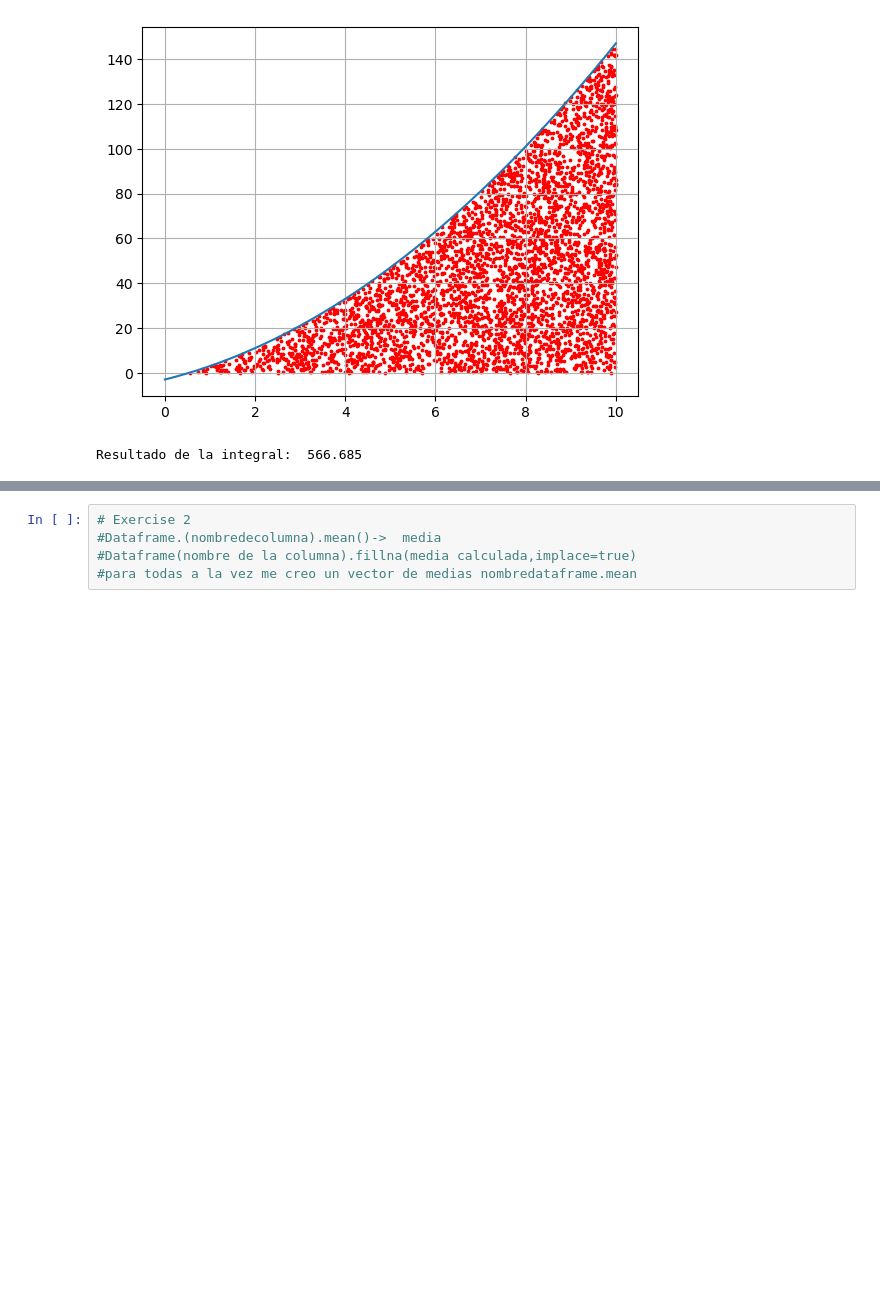
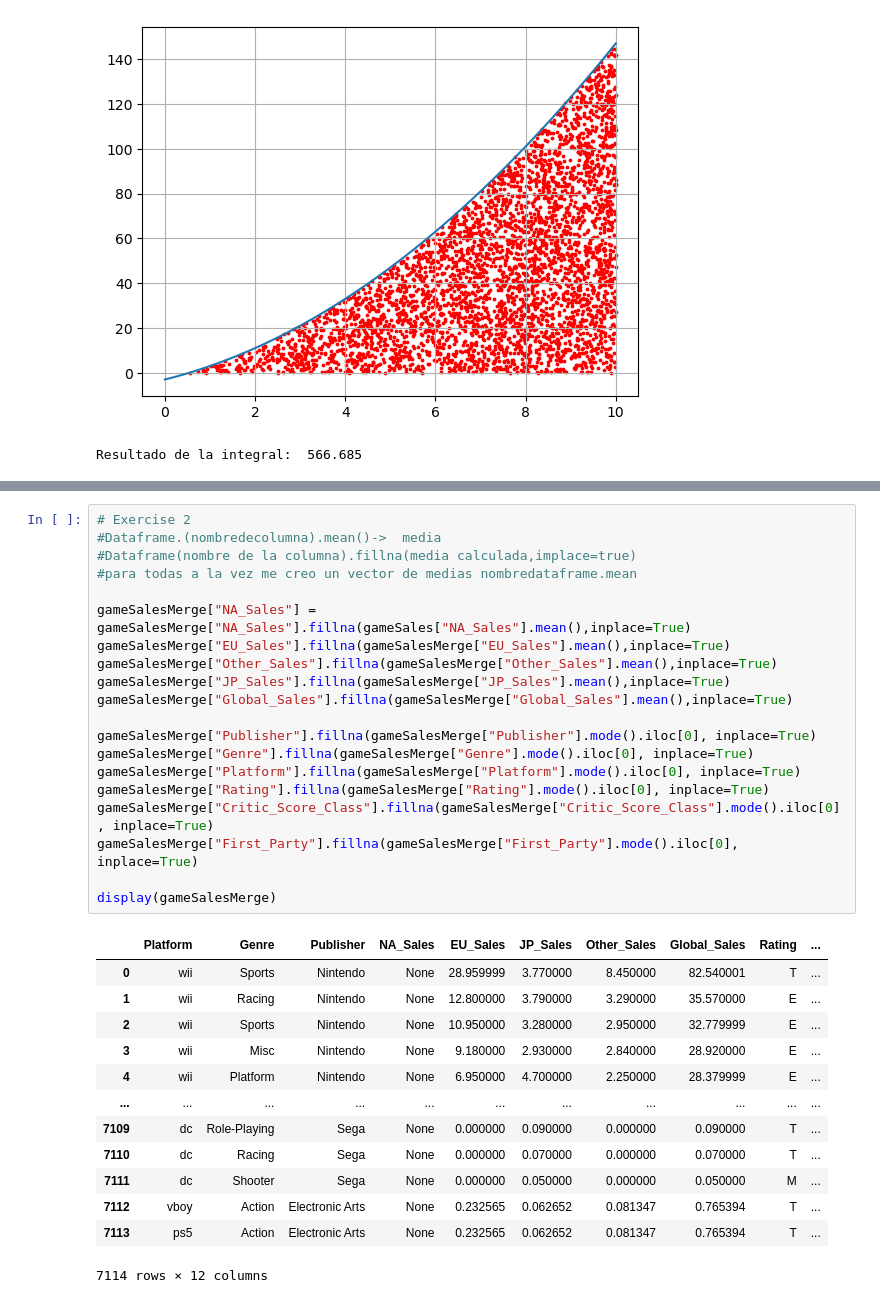
Before and after one commit to Lauu029/ApA, a Jupyter notebook: p0/Practica0/Pandas.ipynb, the cells around one changed output, grey strips where cells are left out. Saved outputs shown, nothing was run; the diff lists cells and outputs as text; blank space fills up the shorter version.

```diff
--- a/p0/Practica0/Pandas.ipynb
+++ b/p0/Practica0/Pandas.ipynb
@@ -486,5 +492,34 @@ display(x.groupby("Platform").first())
 # %%
 # Exercise 2
 #Dataframe.(nombredecolumna).mean()->  media
 #Dataframe(nombre de la columna).fillna(media calculada,implace=true)
 #para todas a la vez me creo un vector de medias nombredataframe.mean
+
+gameSalesMerge["NA_Sales"] = gameSalesMerge["NA_Sales"].fillna(gameSales["NA_Sales"].mean(),inplace=True)
+gameSalesMerge["EU_Sales"].fillna(gameSalesMerge["EU_Sales"].mean(),inplace=True)
+gameSalesMerge["Other_Sales"].fillna(gameSalesMerge["Other_Sales"].mean(),inplace=True)
+gameSalesMerge["JP_Sales"].fillna(gameSalesMerge["JP_Sales"].mean(),inplace=True)
+gameSalesMerge["Global_Sales"].fillna(gameSalesMerge["Global_Sales"].mean(),inplace=True)
+
+gameSalesMerge["Publisher"].fillna(gameSalesMerge["Publisher"].mode().iloc[0], inplace=True)
+gameSalesMerge["Genre"].fillna(gameSalesMerge["Genre"].mode().iloc[0], inplace=True)
+gameSalesMerge["Platform"].fillna(gameSalesMerge["Platform"].mode().iloc[0], inplace=True)
+gameSalesMerge["Rating"].fillna(gameSalesMerge["Rating"].mode().iloc[0], inplace=True)
+gameSalesMerge["Critic_Score_Class"].fillna(gameSalesMerge["Critic_Score_Class"].mode().iloc[0], inplace=True)
+gameSalesMerge["First_Party"].fillna(gameSalesMerge["First_Party"].mode().iloc[0], inplace=True)
+
+display(gameSalesMerge)
+# %% [output]
+|  | Platform | Genre | Publisher | NA_Sales | EU_Sales | JP_Sales | Other_Sales | Global_Sales | Rating | ... |
+| 0 | wii | Sports | Nintendo | None | 28.959999 | 3.770000 | 8.450000 | 82.540001 | T | ... |
+| 1 | wii | Racing | Nintendo | None | 12.800000 | 3.790000 | 3.290000 | 35.570000 | E | ... |
+| 2 | wii | Sports | Nintendo | None | 10.950000 | 3.280000 | 2.950000 | 32.779999 | E | ... |
+| 3 | wii | Misc | Nintendo | None | 9.180000 | 2.930000 | 2.840000 | 28.920000 | E | ... |
+| 4 | wii | Platform | Nintendo | None | 6.950000 | 4.700000 | 2.250000 | 28.379999 | E | ... |
+| ... | ... | ... | ... | ... | ... | ... | ... | ... | ... | ... |
+| 7109 | dc | Role-Playing | Sega | None | 0.000000 | 0.090000 | 0.000000 | 0.090000 | T | ... |
+| 7110 | dc | Racing | Sega | None | 0.000000 | 0.070000 | 0.000000 | 0.070000 | T | ... |
+| 7111 | dc | Shooter | Sega | None | 0.000000 | 0.050000 | 0.000000 | 0.050000 | M | ... |
+| 7112 | vboy | Action | Electronic Arts | None | 0.232565 | 0.062652 | 0.081347 | 0.765394 | T | ... |
+| 7113 | ps5 | Action | Electronic Arts | None | 0.232565 | 0.062652 | 0.081347 | 0.765394 | T | ... |
+7114 rows × 12 columns
```
Also changed, not shown: parts of 1 cell of this notebook.
